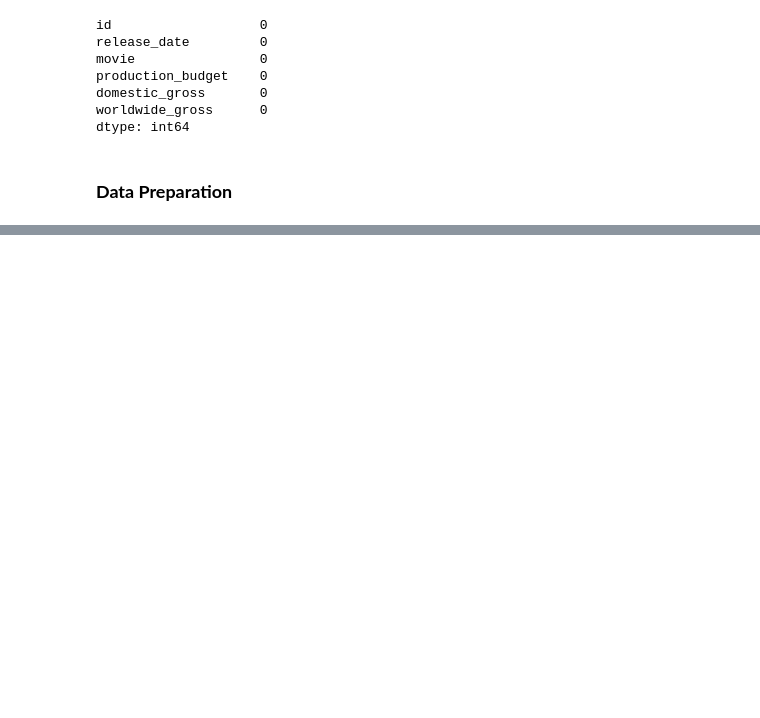
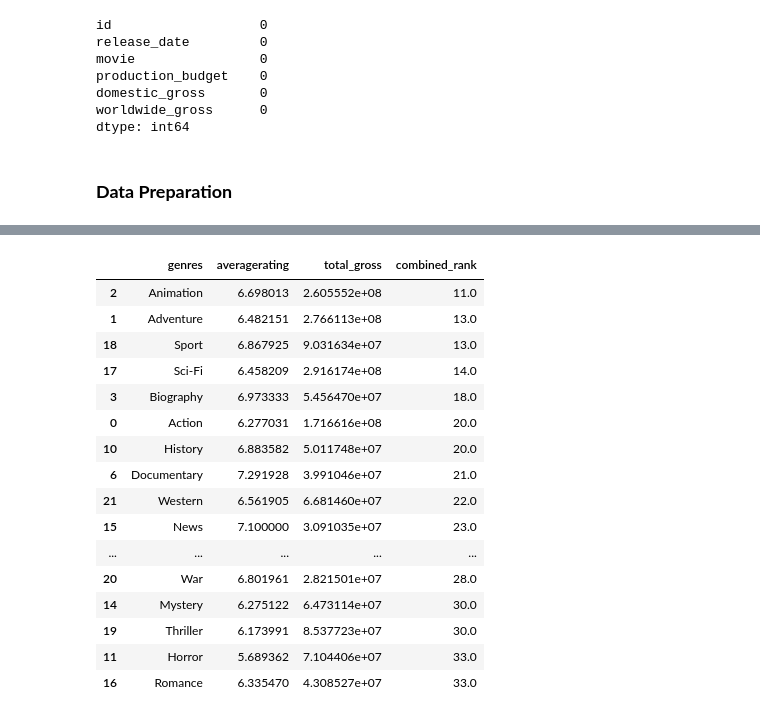
Before and after one commit to Christine-Muhoro/movie_group_project, a Jupyter notebook: notebooks/christine.ipynb, the cells around one changed output, grey strips where cells are left out. Drawn from its saved outputs; the diff is of its cells as text; code cells hidden in the pictures; blank space fills up the shorter version.

```diff
--- a/notebooks/christine.ipynb
+++ b/notebooks/christine.ipynb
@@ -319,0 +398,24 @@ im2_df.head(10)
+# %%
+genre_comparison['combined_rank'] = (
+    genre_comparison['averagerating'].rank(ascending=False) +
+    genre_comparison['total_gross'].rank(ascending=False))
+genre_comparison = genre_comparison.sort_values(by='combined_rank')
+genre_comparison
+# %% [output]
+|  | genres | averagerating | total_gross | combined_rank |
+| 2 | Animation | 6.698013 | 2.605552e+08 | 11.0 |
+| 1 | Adventure | 6.482151 | 2.766113e+08 | 13.0 |
+| 18 | Sport | 6.867925 | 9.031634e+07 | 13.0 |
+| 17 | Sci-Fi | 6.458209 | 2.916174e+08 | 14.0 |
+| 3 | Biography | 6.973333 | 5.456470e+07 | 18.0 |
+| 0 | Action | 6.277031 | 1.716616e+08 | 20.0 |
+| 10 | History | 6.883582 | 5.011748e+07 | 20.0 |
+| 6 | Documentary | 7.291928 | 3.991046e+07 | 21.0 |
+| 21 | Western | 6.561905 | 6.681460e+07 | 22.0 |
+| 15 | News | 7.100000 | 3.091035e+07 | 23.0 |
+| ... | ... | ... | ... | ... |
+| 20 | War | 6.801961 | 2.821501e+07 | 28.0 |
+| 14 | Mystery | 6.275122 | 6.473114e+07 | 30.0 |
+| 19 | Thriller | 6.173991 | 8.537723e+07 | 30.0 |
+| 11 | Horror | 5.689362 | 7.104406e+07 | 33.0 |
+| 16 | Romance | 6.335470 | 4.308527e+07 | 33.0 |
```
Also changed, not shown: parts of 23 cells of this notebook.
